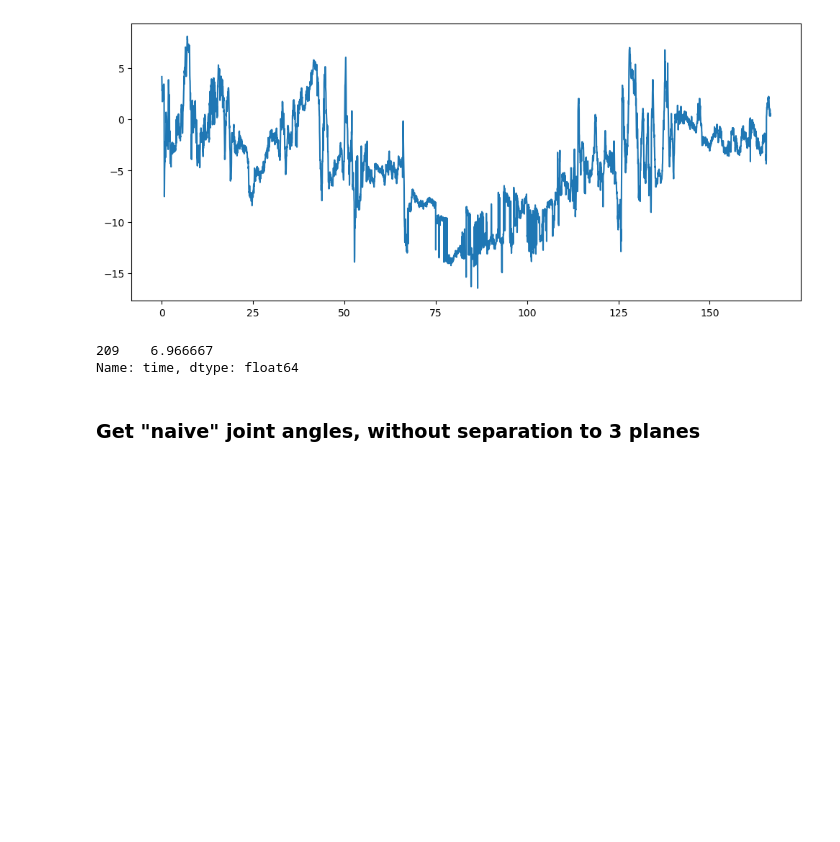
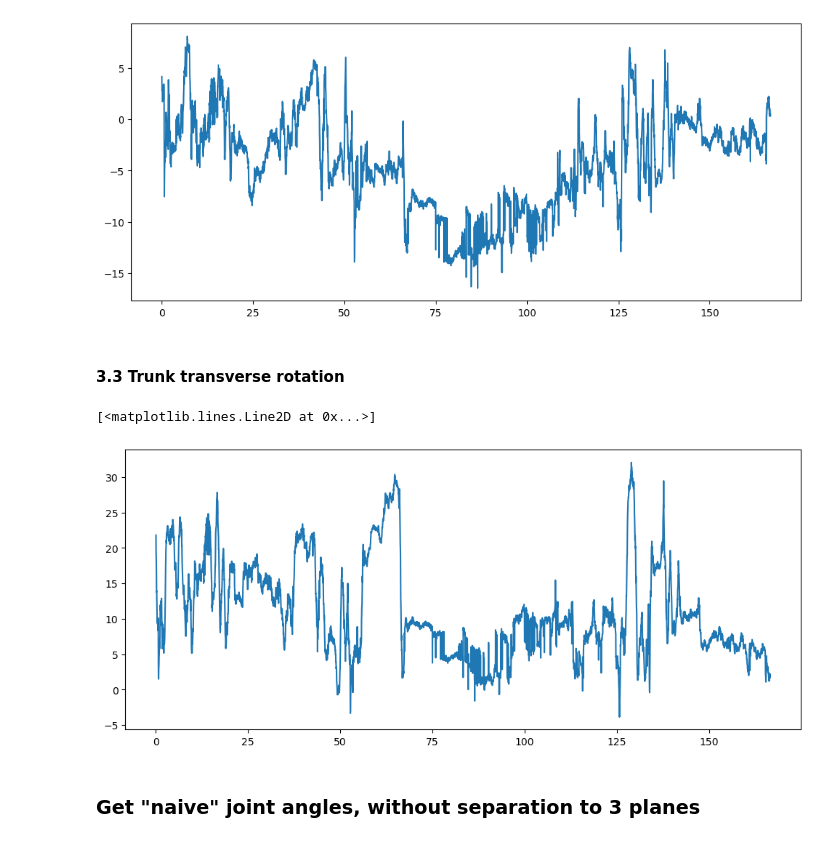
Before and after one commit to FranklinLeong/dexterity_assessment_CL, a Jupyter notebook: src/exploratory copie.ipynb, the cells around one changed output. Saved outputs shown, nothing was run; the diff lists cells and outputs as text; code cells hidden in the pictures; blank space fills up the shorter version.

Commit message:
Add trunk rotation

```diff
--- a/src/exploratory copie.ipynb
+++ b/src/exploratory copie.ipynb
@@ -316,11 +326,32 @@ plt.plot(df['time'], df['trunk_lateral_flex'])
 # %% [output]
 [<matplotlib.lines.Line2D at 0x...>]
 [figure]
-# %%
-df['time'][df[['trunk_lateral_flex']].idxmin()]
-# %% [output]
-209    6.966667
-Name: time, dtype: float64
+# %% [markdown]
+#### 3.3 Trunk transverse rotation
+# %%
+A = df['righthip'] - df['hips']
+B = df['neck'] - df['hips']
+C = df['rightshoulder'] - df['neck']
+N = [np.cross(a, b) for a, b in zip(A, B)]
+
+N2 = [np.cross(a, n) for a, n in zip(A, N)]
+N2_norm = [np.linalg.norm(n2) for n2 in N2]
+
+C_proj = [c - (np.dot(c, n2)/norm2**2)*n2 for c, n2, norm2 in zip(C, N2, N2_norm)]
+
+A_u = [unit_vector(a) for a in A]
+C_proj = [unit_vector(c) for c in C_proj]
+cross = [np.abs(np.cross(a_u, c)) for a_u, c in zip(A_u, C_proj)]
+
+angle = 45 - np.arcsin(DOT)*180/np.pi
+
+df['trunk_rotation'] = angle
+# %%
+plt.figure(figsize=(12,5))
+plt.plot(df['time'], df['trunk_rotation'])
+# %% [output]
+[<matplotlib.lines.Line2D at 0x...>]
+[figure, added]
 # %% [markdown]
 ### Get "naive" joint angles, without separation to 3 planes
 # %%
```
Also changed, not shown: parts of 5 cells of this notebook.
